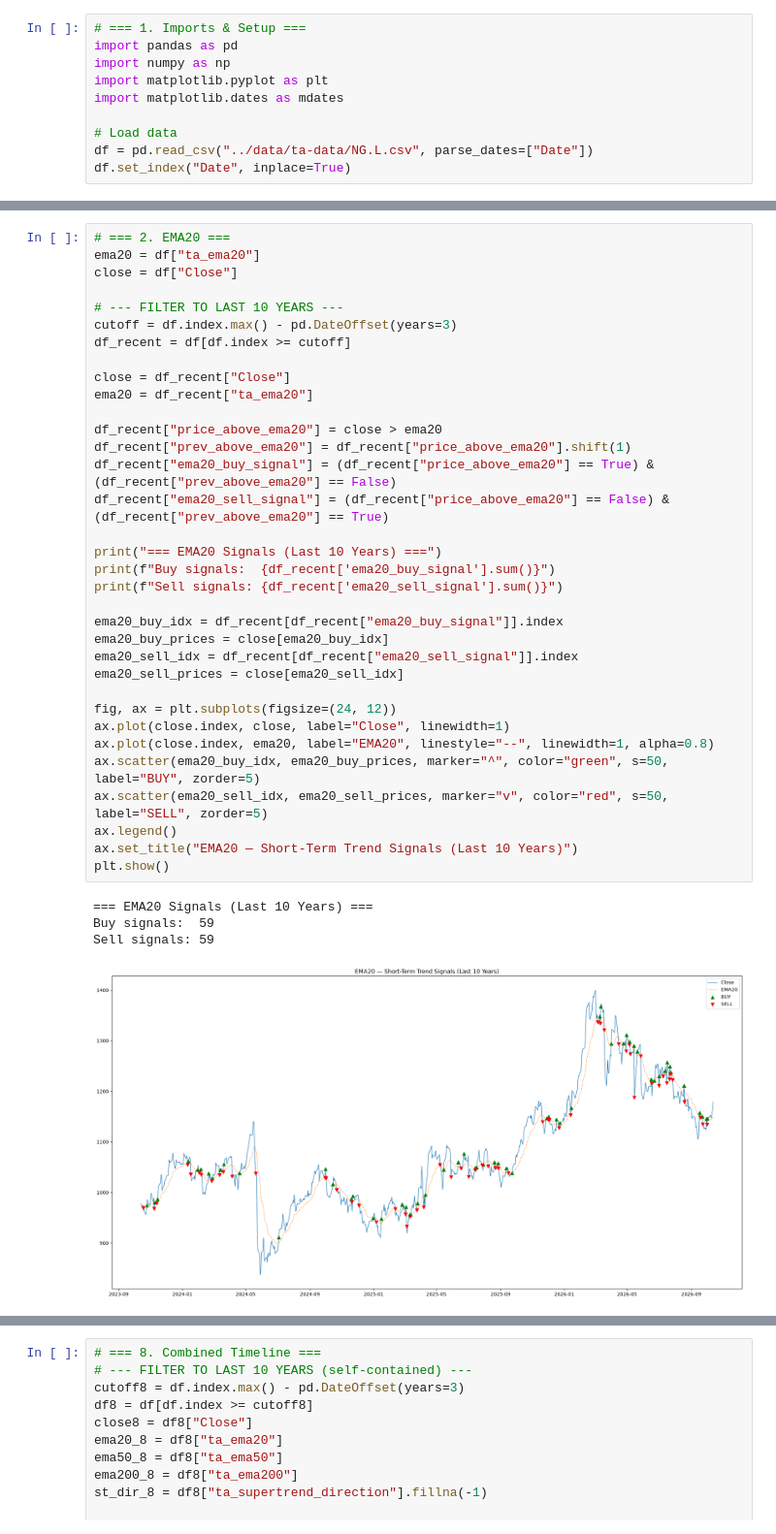
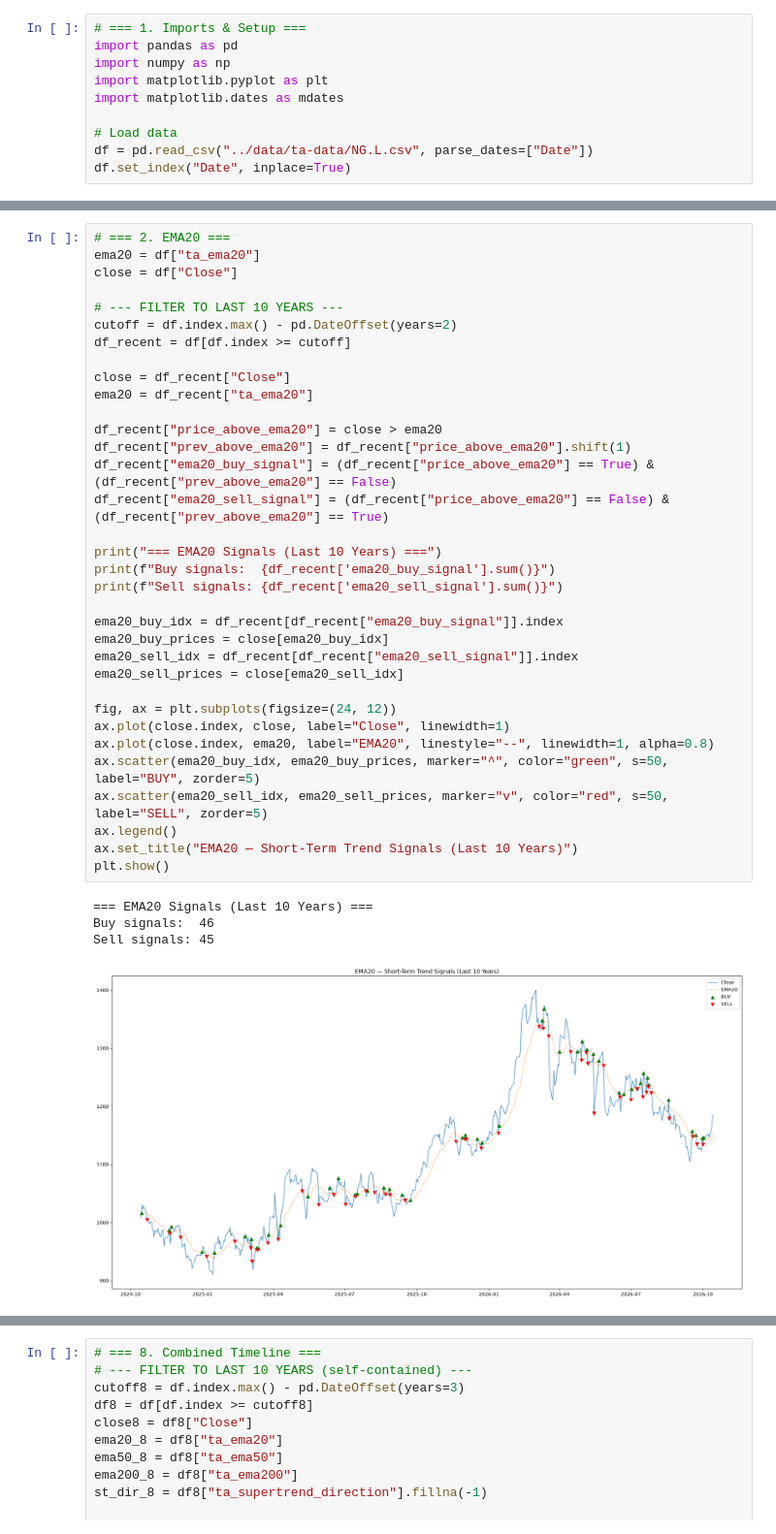
Before and after one commit to gavinklfong/stock-market-ta-local, a Jupyter notebook: notebook/trend_analysis.ipynb, the cells around one changed output, grey strips where cells are left out. Shown at 97% size. Saved outputs shown, nothing was run; the diff lists cells and outputs as text.

```diff
--- a/notebook/trend_analysis.ipynb
+++ b/notebook/trend_analysis.ipynb
@@ -60,39 +60,39 @@ ema20 = df["ta_ema20"]
 close = df["Close"]
 
 # --- FILTER TO LAST 10 YEARS ---
-cutoff = df.index.max() - pd.DateOffset(years=3)
+cutoff = df.index.max() - pd.DateOffset(years=2)
 df_recent = df[df.index >= cutoff]
 
 close = df_recent["Close"]
 ema20 = df_recent["ta_ema20"]
 
 df_recent["price_above_ema20"] = close > ema20
 df_recent["prev_above_ema20"] = df_recent["price_above_ema20"].shift(1)
 df_recent["ema20_buy_signal"] = (df_recent["price_above_ema20"] == True) & (df_recent["prev_above_ema20"] == False)
 df_recent["ema20_sell_signal"] = (df_recent["price_above_ema20"] == False) & (df_recent["prev_above_ema20"] == True)
 
 print("=== EMA20 Signals (Last 10 Years) ===")
 print(f"Buy signals:  {df_recent['ema20_buy_signal'].sum()}")
 print(f"Sell signals: {df_recent['ema20_sell_signal'].sum()}")
 
 ema20_buy_idx = df_recent[df_recent["ema20_buy_signal"]].index
 ema20_buy_prices = close[ema20_buy_idx]
 ema20_sell_idx = df_recent[df_recent["ema20_sell_signal"]].index
 ema20_sell_prices = close[ema20_sell_idx]
 
 fig, ax = plt.subplots(figsize=(24, 12))
 ax.plot(close.index, close, label="Close", linewidth=1)
 ax.plot(close.index, ema20, label="EMA20", linestyle="--", linewidth=1, alpha=0.8)
 ax.scatter(ema20_buy_idx, ema20_buy_prices, marker="^", color="green", s=50, label="BUY", zorder=5)
 ax.scatter(ema20_sell_idx, ema20_sell_prices, marker="v", color="red", s=50, label="SELL", zorder=5)
 ax.legend()
 ax.set_title("EMA20 — Short-Term Trend Signals (Last 10 Years)")
 plt.show()
 # %% [output]
 === EMA20 Signals (Last 10 Years) ===
-Buy signals:  59
-Sell signals: 59
+Buy signals:  46
+Sell signals: 45
-[figure, old version]
+[figure, new version]
 # %%
 # === 3. EMA50 ===
 ema50 = df["ta_ema50"]
```
Also changed, not shown: parts of 13 cells of this notebook, 18 other files.
